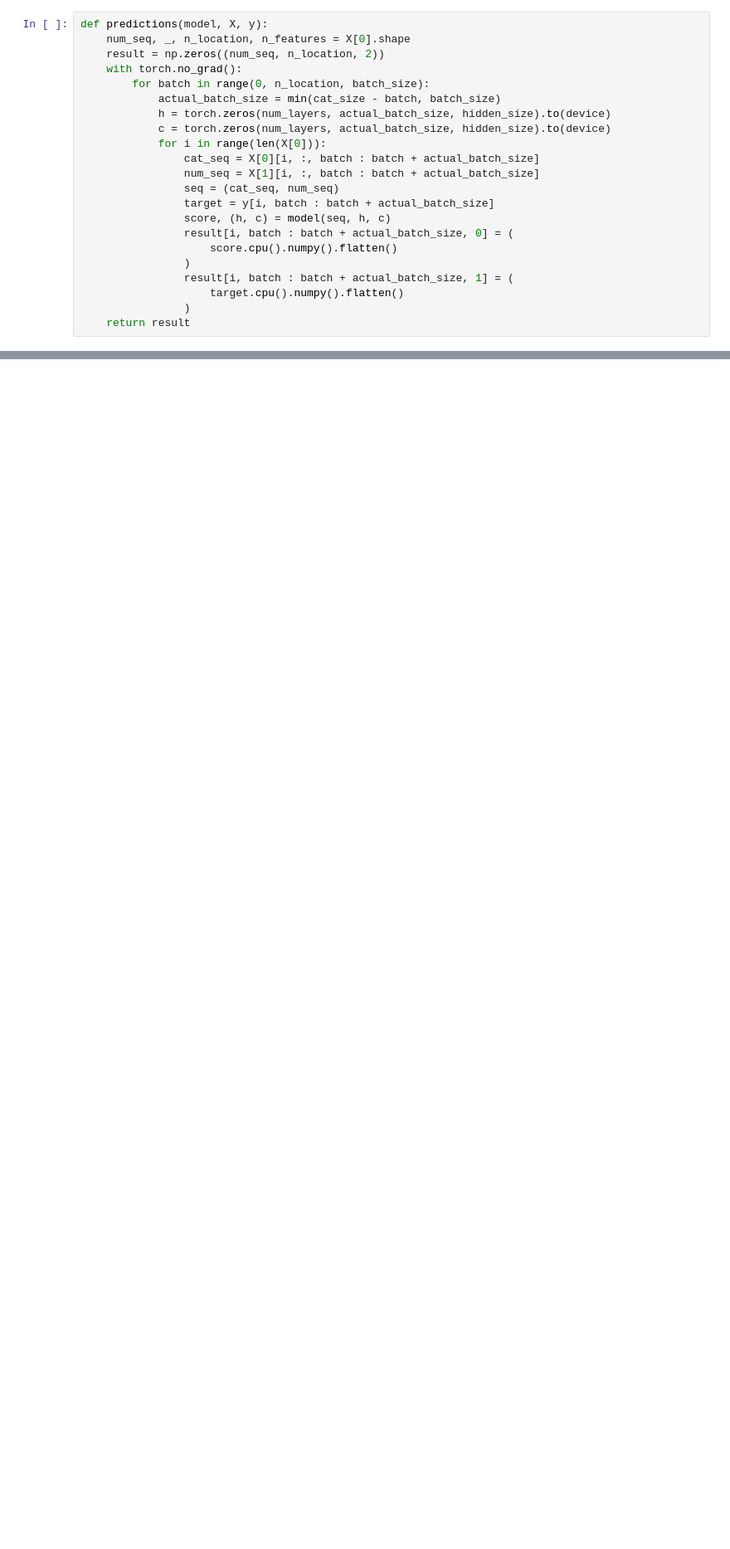
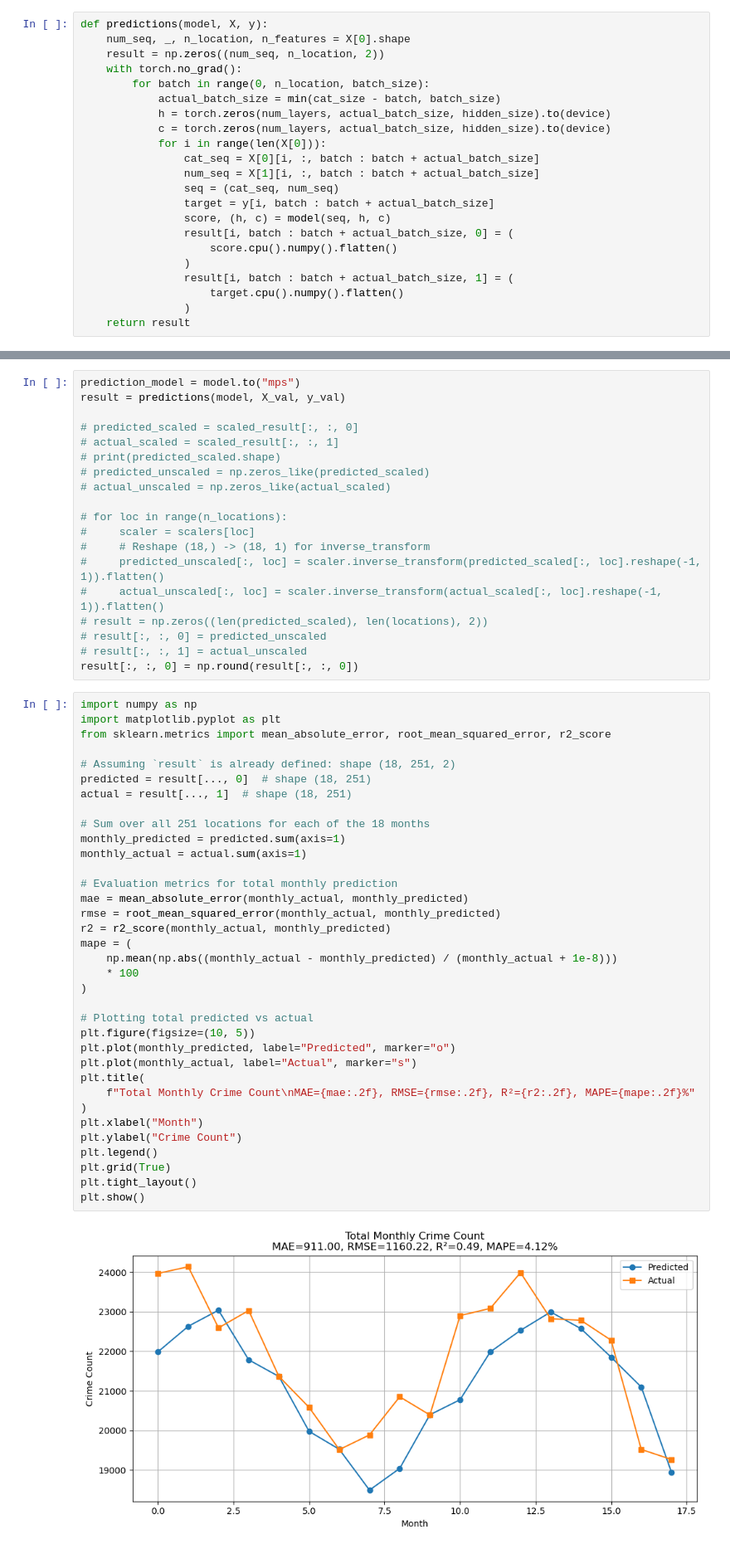
Before and after one commit to Lemonziz/IT5006Project, a Jupyter notebook: lstm_time_location.ipynb, the cells around one changed output, grey strips where cells are left out. Shown at 83% size. Saved outputs shown, nothing was run; the diff lists cells and outputs as text; blank space fills up the shorter version.

Commit message:
lstm evaluation

```diff
--- a/lstm_time_location.ipynb
+++ b/lstm_time_location.ipynb
@@ -556,0 +393,56 @@ IndexError: index 25 is out of bounds for axis 0 with size 25
+# %%
+prediction_model = model.to("mps")
+result = predictions(model, X_val, y_val)
+
+# predicted_scaled = scaled_result[:, :, 0]
+# actual_scaled = scaled_result[:, :, 1]
+# print(predicted_scaled.shape)
+# predicted_unscaled = np.zeros_like(predicted_scaled)
+# actual_unscaled = np.zeros_like(actual_scaled)
+
+# for loc in range(n_locations):
+#     scaler = scalers[loc]
+#     # Reshape (18,) -> (18, 1) for inverse_transform
+#     predicted_unscaled[:, loc] = scaler.inverse_transform(predicted_scaled[:, loc].reshape(-1, 1)).flatten()
+#     actual_unscaled[:, loc] = scaler.inverse_transform(actual_scaled[:, loc].reshape(-1, 1)).flatten()
+# result = np.zeros((len(predicted_scaled), len(locations), 2))
+# result[:, :, 0] = predicted_unscaled
+# result[:, :, 1] = actual_unscaled
+result[:, :, 0] = np.round(result[:, :, 0])
+# %%
+import numpy as np
+import matplotlib.pyplot as plt
+from sklearn.metrics import mean_absolute_error, root_mean_squared_error, r2_score
+
+# Assuming `result` is already defined: shape (18, 251, 2)
+predicted = result[..., 0]  # shape (18, 251)
+actual = result[..., 1]  # shape (18, 251)
+
+# Sum over all 251 locations for each of the 18 months
+monthly_predicted = predicted.sum(axis=1)
+monthly_actual = actual.sum(axis=1)
+
+# Evaluation metrics for total monthly prediction
+mae = mean_absolute_error(monthly_actual, monthly_predicted)
+rmse = root_mean_squared_error(monthly_actual, monthly_predicted)
+r2 = r2_score(monthly_actual, monthly_predicted)
+mape = (
+    np.mean(np.abs((monthly_actual - monthly_predicted) / (monthly_actual + 1e-8)))
+    * 100
+)
+
+# Plotting total predicted vs actual
+plt.figure(figsize=(10, 5))
+plt.plot(monthly_predicted, label="Predicted", marker="o")
+plt.plot(monthly_actual, label="Actual", marker="s")
+plt.title(
+    f"Total Monthly Crime Count\nMAE={mae:.2f}, RMSE={rmse:.2f}, R²={r2:.2f}, MAPE={mape:.2f}%"
+)
+plt.xlabel("Month")
+plt.ylabel("Crime Count")
+plt.legend()
+plt.grid(True)
+plt.tight_layout()
+plt.show()
+# %% [output]
+[figure, added]
```
Also changed, not shown: parts of 15 cells of this notebook, 7 other files.
